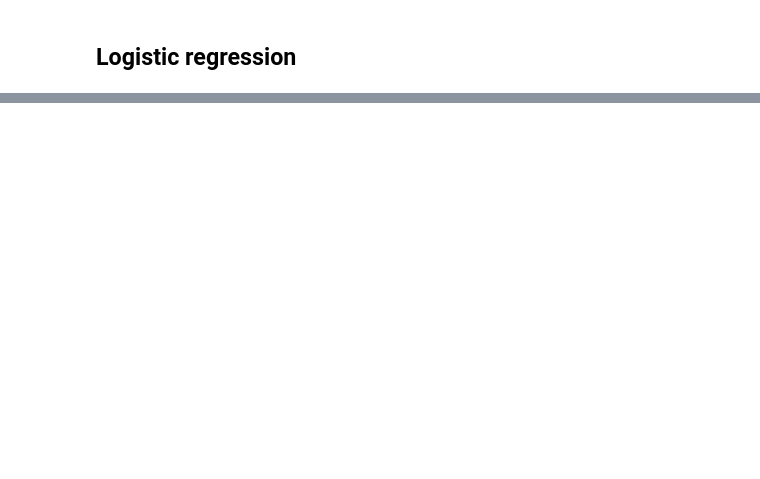
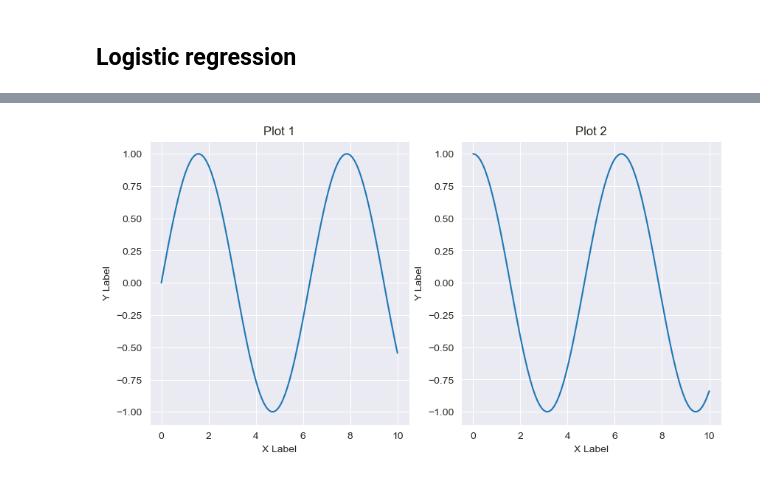
Before and after one commit to shayansm2/kaggle-playground, a Jupyter notebook: nlp-getting-started/models.ipynb, the cells around one changed output, grey strips where cells are left out. Cells and saved outputs as stored; diff of their text form; code cells hidden in the pictures; blank space fills up the shorter version.

```diff
--- a/nlp-getting-started/models.ipynb
+++ b/nlp-getting-started/models.ipynb
@@ -128,0 +155,28 @@ lrflow = TrainValidationWorkflow(model=lrmodel, input_provider=None, df_train=df
+# %%
+import matplotlib.pyplot as plt
+import numpy as np
+
+# create some example data
+x = np.linspace(0, 10, 100)
+y1 = np.sin(x)
+y2 = np.cos(x)
+
+# create a figure with two subplots
+fig, axs = plt.subplots(nrows=1, ncols=2, figsize=(10, 5))
+
+# plot the first subplot
+axs[0].plot(x, y1)
+axs[0].set_title('Plot 1')
+axs[0].set_xlabel('X Label')
+axs[0].set_ylabel('Y Label')
+
+# plot the second subplot
+axs[1].plot(x, y2)
+axs[1].set_title('Plot 2')
+axs[1].set_xlabel('X Label')
+axs[1].set_ylabel('Y Label')
+
+# show the figure
+plt.show()
+# %% [output]
+[figure, added]
```
Also changed, not shown: parts of 10 cells of this notebook, 1 other file.
